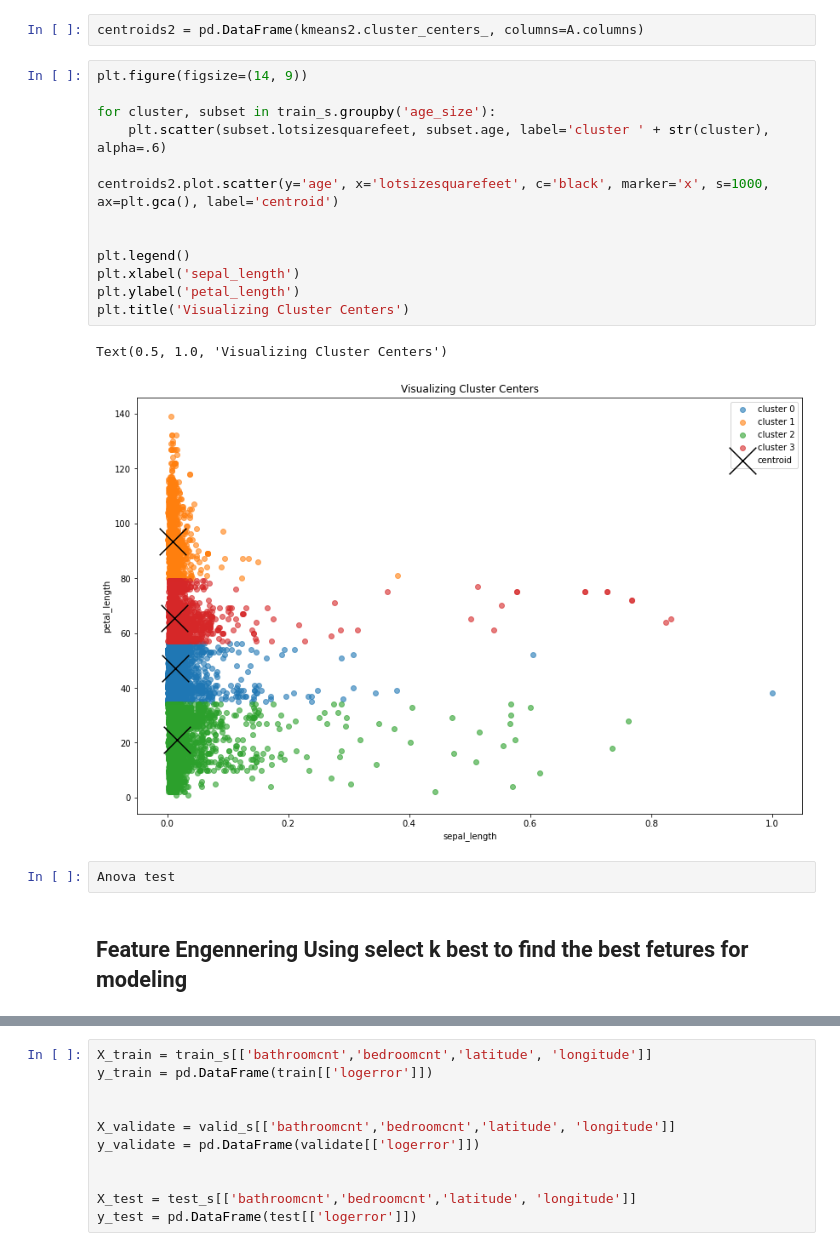
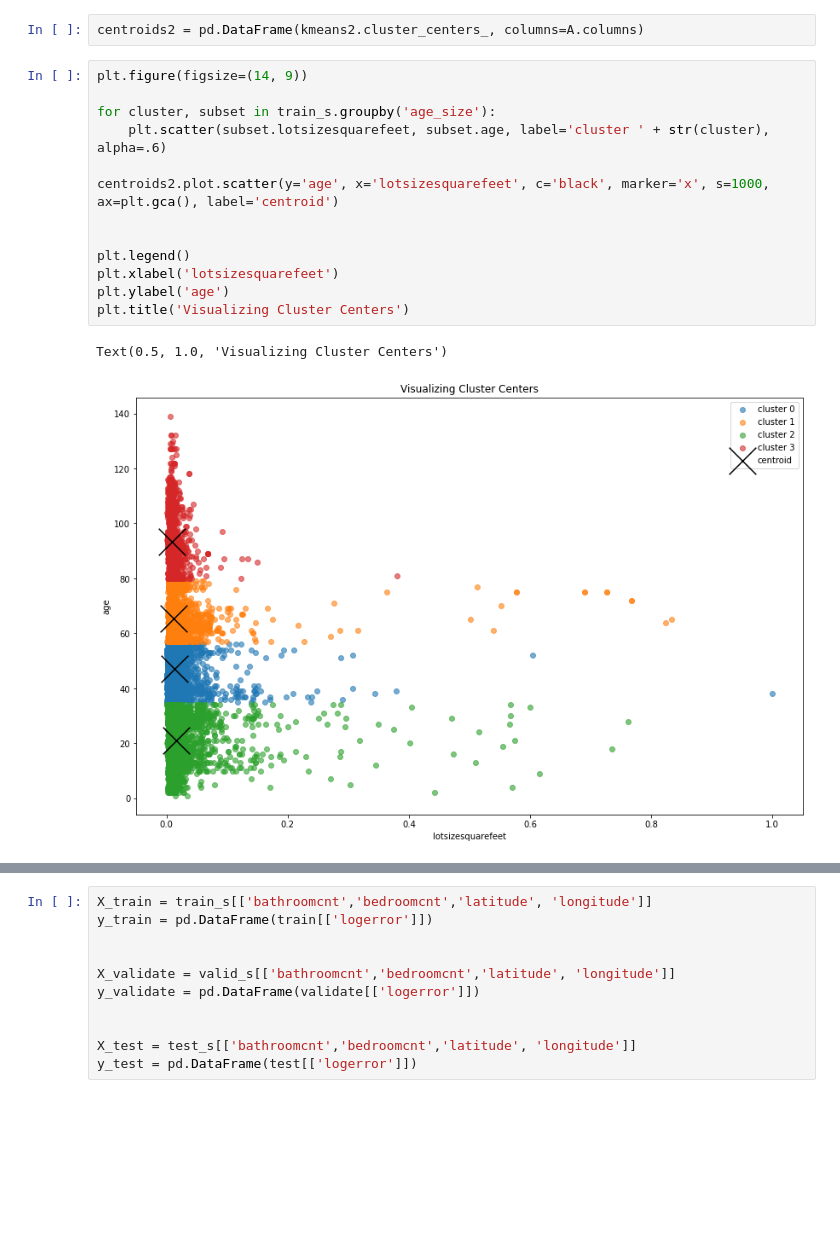
Before and after one commit to GladyBarrios/Zillow_clustering_Project, a Jupyter notebook: Final Project.ipynb, the cells around one changed output, grey strips where cells are left out. Cells and saved outputs as stored; diff of their text form; blank space fills up the shorter version.

```diff
--- a/Final Project.ipynb
+++ b/Final Project.ipynb
@@ -281,20 +404,16 @@ centroids2 = pd.DataFrame(kmeans2.cluster_centers_, columns=A.columns)
 # %%
 plt.figure(figsize=(14, 9))
 
 for cluster, subset in train_s.groupby('age_size'):
     plt.scatter(subset.lotsizesquarefeet, subset.age, label='cluster ' + str(cluster), alpha=.6)
 
 centroids2.plot.scatter(y='age', x='lotsizesquarefeet', c='black', marker='x', s=1000, ax=plt.gca(), label='centroid')
 
 
 plt.legend()
-plt.xlabel('sepal_length')
-plt.ylabel('petal_length')
+plt.xlabel('lotsizesquarefeet')
+plt.ylabel('age')
 plt.title('Visualizing Cluster Centers')
 # %% [output]
 Text(0.5, 1.0, 'Visualizing Cluster Centers')
-[figure, old version]
+[figure, new version]
-# %%
-Anova test
-# %% [markdown]
-## Feature Engennering Using select k best to find the best fetures for modeling
```
Also changed, not shown: parts of 93 cells of this notebook, 1 other file.
